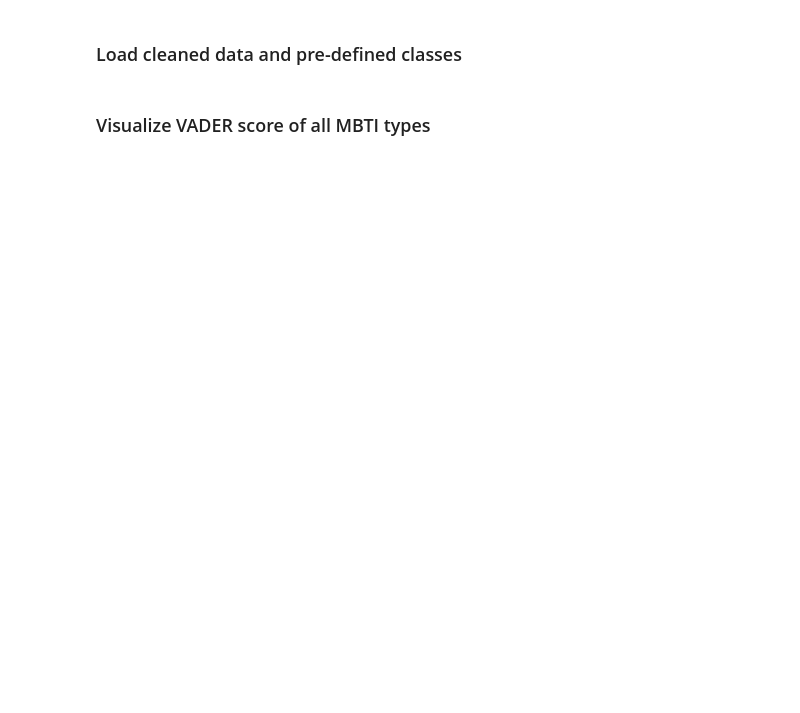
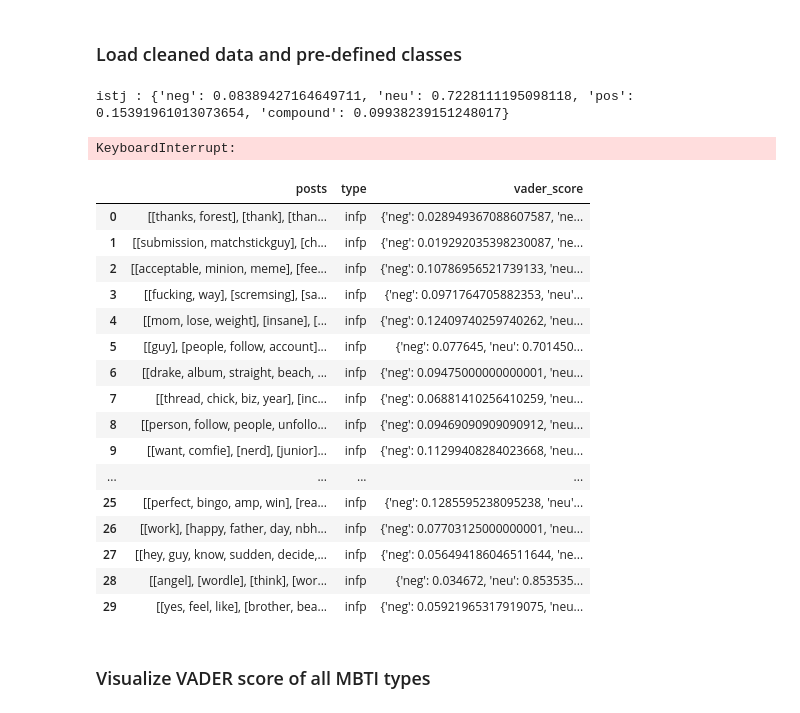
Before and after one commit to DominicMin/Intro_to_DS_Assignment, a Jupyter notebook: py_Code/data_viewer.ipynb, the cells around one changed output. Drawn from its saved outputs; the diff is of its cells as text; code cells hidden in the pictures; blank space fills up the shorter version.

```diff
--- a/py_Code/data_viewer.ipynb
+++ b/py_Code/data_viewer.ipynb
@@ -8,11 +8,11 @@ import copy
 import json
 
 MBTI_types=[
-    "ISTJ", "ISFJ", "INFJ", "INTJ",
-    "ISTP", "ISFP", "INFP", "INTP",
-    "ESTP", "ESFP", "ENFP", "ENTP",
-    "ESTJ", "ESFJ", "ENFJ", "ENTJ"
-]
+    'istj', 'isfj', 'infj', 'intj',
+    'istp', 'isfp', 'infp', 'intp',
+    'estp', 'esfp', 'enfp', 'entp',
+    'estj', 'esfj', 'enfj', 'entj'
+    ]
 cleaned_data=dict.fromkeys(MBTI_types, None)
 
 for type in cleaned_data.keys():
@@ -26,10 +26,30 @@ for type in cleaned_data.keys():
         print(f"Error: Could not unpickle the file {file_path}. It might be corrupted or not a valid pickle file.")
     except Exception as e:
         print(f"An unexpected error occurred: {e}")
+# %% [output]
+istj : {'neg': 0.08389427164649711, 'neu': 0.7228111195098118, 'pos': 0.15391961013073654, 'compound': 0.09938239151248017}
+KeyboardInterrupt:
 # %%
-infp=cleaned_data["INFP"]
+infp=cleaned_data["infp"]
 infp.data.head(30)
-infp.data.to_csv("Data/infp.csv")
+# %% [output]
+|  | posts | type | vader_score |
+| 0 | [[thanks, forest], [thank], [than... | infp | {'neg': 0.028949367088607587, 'ne... |
+| 1 | [[submission, matchstickguy], [ch... | infp | {'neg': 0.019292035398230087, 'ne... |
+| 2 | [[acceptable, minion, meme], [fee... | infp | {'neg': 0.10786956521739133, 'neu... |
+| 3 | [[fucking, way], [scremsing], [sa... | infp | {'neg': 0.0971764705882353, 'neu'... |
+| 4 | [[mom, lose, weight], [insane], [... | infp | {'neg': 0.12409740259740262, 'neu... |
+| 5 | [[guy], [people, follow, account]... | infp | {'neg': 0.077645, 'neu': 0.701450... |
+| 6 | [[drake, album, straight, beach, ... | infp | {'neg': 0.09475000000000001, 'neu... |
+| 7 | [[thread, chick, biz, year], [inc... | infp | {'neg': 0.06881410256410259, 'neu... |
+| 8 | [[person, follow, people, unfollo... | infp | {'neg': 0.09469090909090912, 'neu... |
+| 9 | [[want, comfie], [nerd], [junior]... | infp | {'neg': 0.11299408284023668, 'neu... |
+| ... | ... | ... | ... |
+| 25 | [[perfect, bingo, amp, win], [rea... | infp | {'neg': 0.1285595238095238, 'neu'... |
+| 26 | [[work], [happy, father, day, nbh... | infp | {'neg': 0.07703125000000001, 'neu... |
+| 27 | [[hey, guy, know, sudden, decide,... | infp | {'neg': 0.056494186046511644, 'ne... |
+| 28 | [[angel], [wordle], [think], [wor... | infp | {'neg': 0.034672, 'neu': 0.853535... |
+| 29 | [[yes, feel, like], [brother, bea... | infp | {'neg': 0.05921965317919075, 'neu... |
 # %% [markdown]
 ### Visualize VADER score of all MBTI types
 # %%
```
Also changed, not shown: parts of 15 cells of this notebook, 41 other files.
